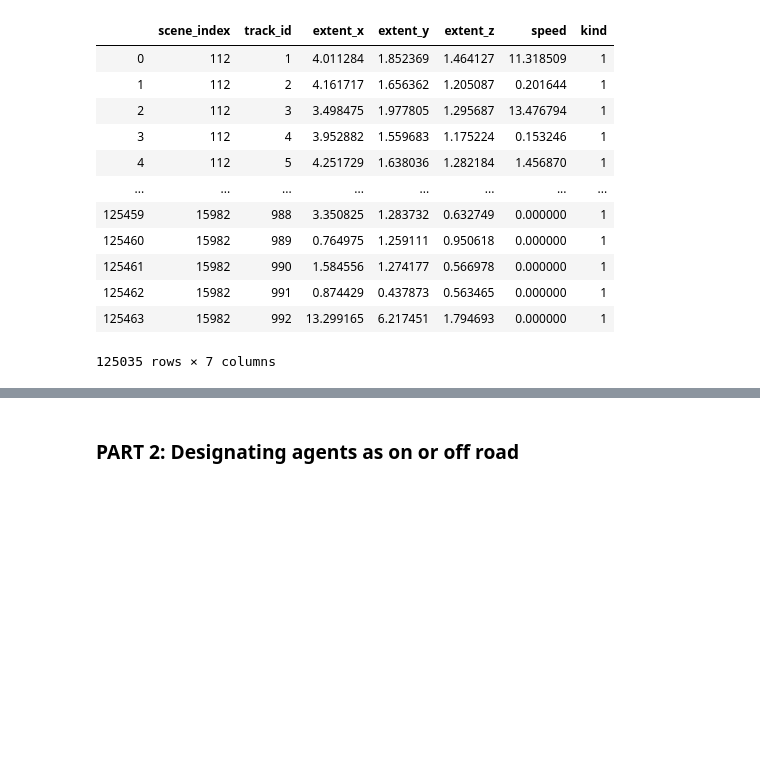
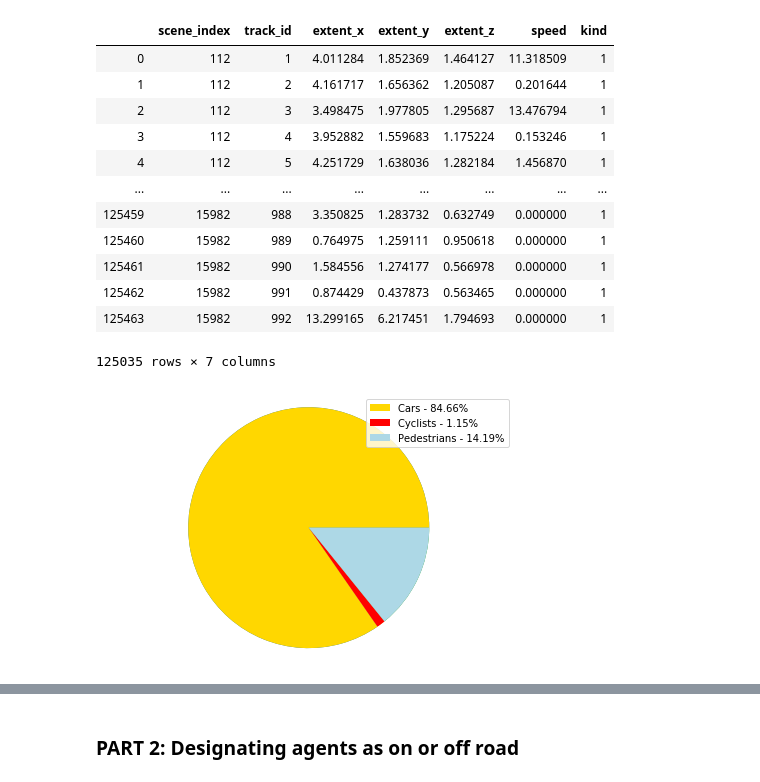
Before and after one commit to benduong2001/DS3_Lyft, a Jupyter notebook: lyft_neural_network_setup_new.ipynb, the cells around one changed output, grey strips where cells are left out. Cells and saved outputs as stored; diff of their text form; code cells hidden in the pictures; blank space fills up the shorter version.

```diff
--- a/lyft_neural_network_setup_new.ipynb
+++ b/lyft_neural_network_setup_new.ipynb
@@ -262,6 +327,32 @@ See the caveats in the documentation: http://pandas.pydata.org/pandas-docs/stabl
 | 125462 | 15982 | 991 | 0.874429 | 0.437873 | 0.563465 | 0.000000 | 1 |
 | 125463 | 15982 | 992 | 13.299165 | 6.217451 | 1.794693 | 0.000000 | 1 |
 125035 rows × 7 columns
+# %%
+categs = agents_df_small["PERCEPTION_CATEGORY"].values
+sizes = [list(categs).count(i) for i in set(categs)]
+plt.pie(sizes)
+
+import matplotlib.pyplot as plt
+
+# Data to plot
+percentages = list(np.round(((np.array(sizes) / sum(sizes)) * 100),2))
+names = ['Cars', 'Cyclists', 'Pedestrians']
+labels = [(name+" - {0}%").format(percent) for name, percent in zip(names, percentages)]
+#colors = ['gold', 'yellowgreen', 'darkblue', 'lightskyblue']
+
+# Plot
+
+import matplotlib.pyplot as plt
+explode=(0.0, 0.0, 0.0)
+
+colors = ['gold', 'red', 'lightblue']
+patches, texts = plt.pie(sizes, explode=explode, colors=colors, shadow=False, startangle=0)
+plt.legend(patches, labels, loc="best")
+plt.axis('equal')
+plt.tight_layout()
+plt.show()
+# %% [output]
+[figure, added]
 # %%
 agents_df_small = agents_df_small.rename(columns={"PERCEPTION_CATEGORY": "kind"})
 ## All categories have been predicted. There should be NO unknowns (0's) for any classes
```
Also changed, not shown: parts of 22 cells of this notebook.
